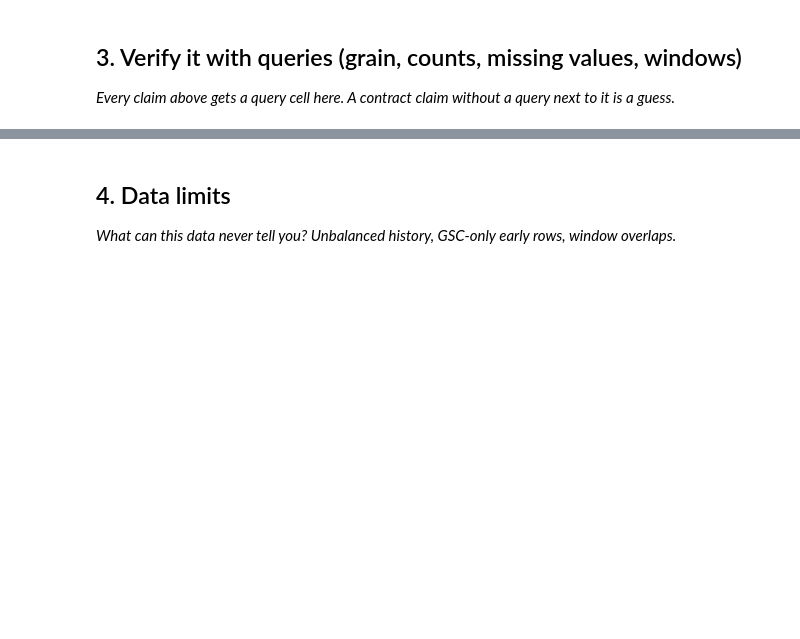
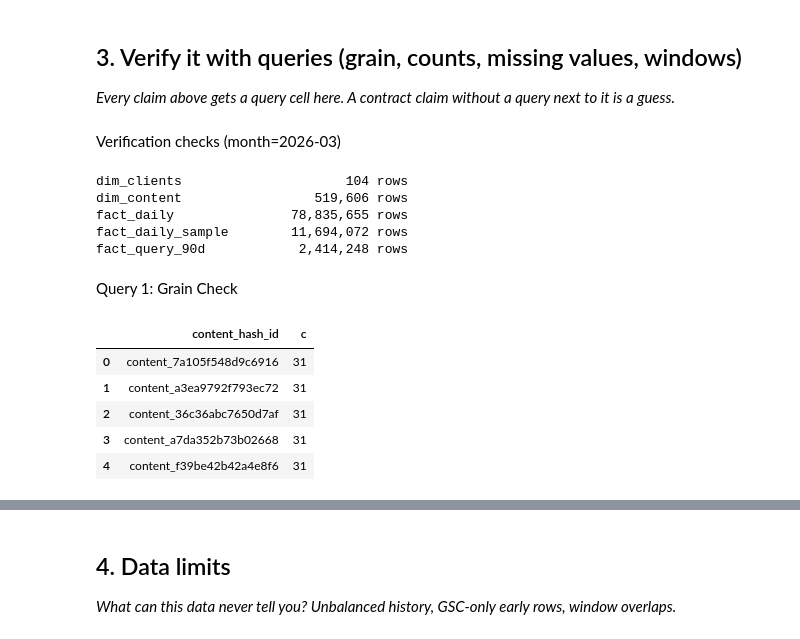
Before and after one commit to AhmedWaleedElFar/flyrank-ml-assignments, a Jupyter notebook: work/notebooks/w03_data_contract.ipynb, the cells around one changed output, grey strips where cells are left out. Cells and saved outputs as stored; diff of their text form; code cells hidden in the pictures; blank space fills up the shorter version.

```diff
--- a/work/notebooks/w03_data_contract.ipynb
+++ b/work/notebooks/w03_data_contract.ipynb
@@ -41,0 +41,2 @@ This skeleton is yours to fill. Work the sections **in order** — each one has
+# %% [markdown]
+Verification checks (month=2026-03)
@@ -41,0 +60,44 @@ This skeleton is yours to fill. Work the sections **in order** — each one has
+# %%
+import duckdb
+
+con = duckdb.connect()
+con.execute(f"CREATE OR REPLACE SECRET hf (TYPE huggingface, TOKEN '{HF_TOKEN}')")
+
+REL = 'hf://datasets/FlyRank/internship-warehouse'
+TABLES = {
+    'dim_clients':                f"read_parquet('{REL}/dim_clients.parquet')",
+    'dim_content':                f"read_parquet('{REL}/dim_content.parquet')",
+    'fact_daily':                 f"read_parquet('{REL}/fact_content_daily_performance/**/*.parquet')",
+    'fact_daily_sample':          f"read_parquet('{REL}/fact_content_daily_performance_sample.parquet')",
+    'fact_query_90d':             f"read_parquet('{REL}/fact_content_query_90d.parquet')",
+}
+
+for name, src in TABLES.items():
+    n = con.sql(f'SELECT COUNT(*) FROM {src}').fetchone()[0]
+    print(f'{name:22} {n:>12,} rows')
+# %% [output]
+dim_clients                     104 rows
+dim_content                 519,606 rows
+fact_daily               78,835,655 rows
+fact_daily_sample        11,694,072 rows
+fact_query_90d            2,414,248 rows
+# %% [markdown]
+Query 1: Grain Check
+# %%
+query1 = con.sql(f"""
+      SELECT content_hash_id, COUNT(*) c
+      FROM {TABLES['fact_daily']}
+      WHERE month = '2026-03'
+      GROUP BY 1
+      HAVING c > 1
+      LIMIT 5;
+""").df()
+
+query1
+# %% [output]
+|  | content_hash_id | c |
+| 0 | content_7a105f548d9c6916 | 31 |
+| 1 | content_a3ea9792f793ec72 | 31 |
+| 2 | content_36c36abc7650d7af | 31 |
+| 3 | content_a7da352b73b02668 | 31 |
+| 4 | content_f39be42b42a4e8f6 | 31 |
```
Also changed, not shown: parts of 8 cells of this notebook.
